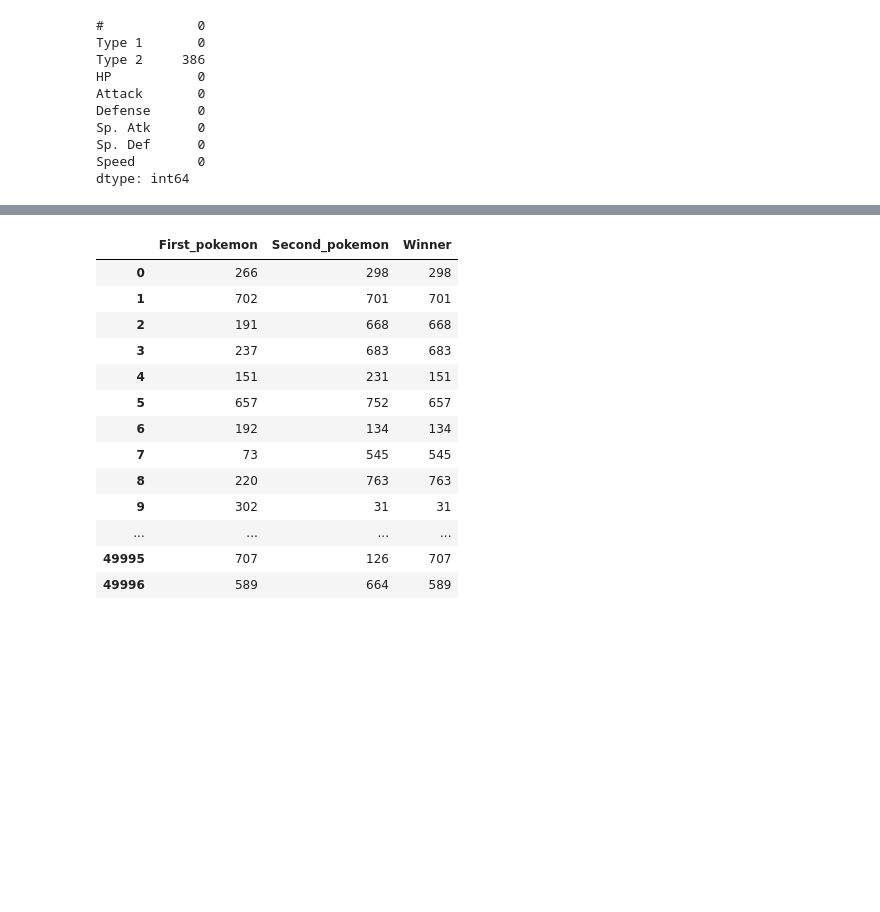
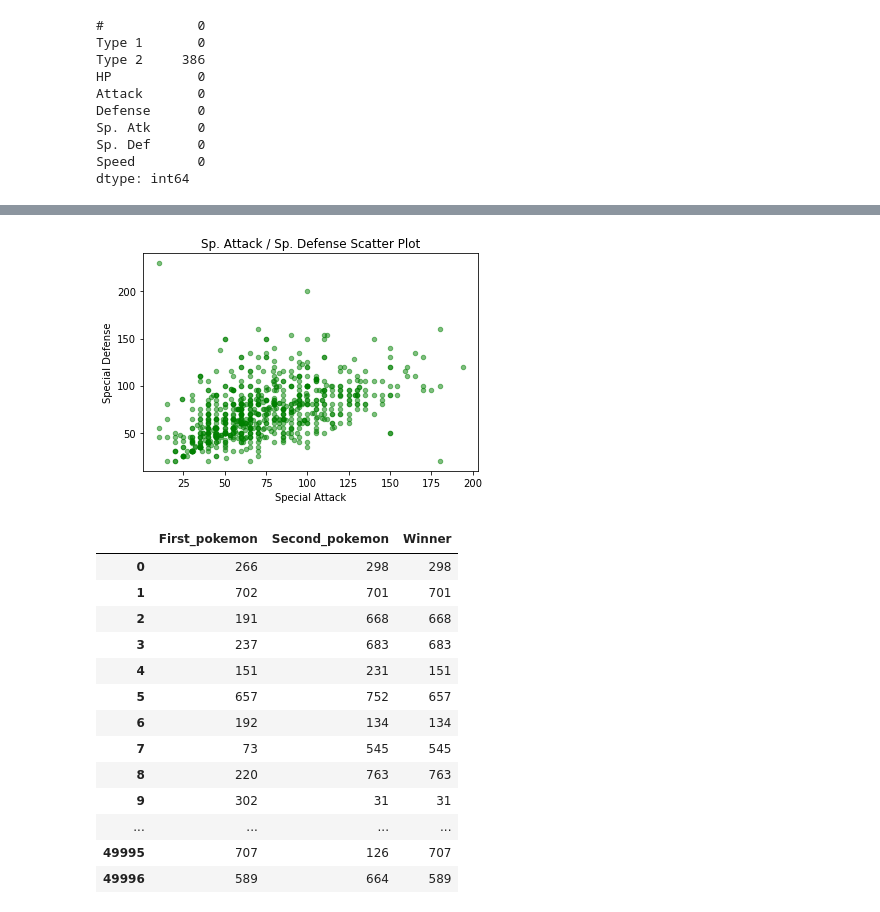
Before and after one commit to dannypadilla/pokemon-battle-predictor, a Jupyter notebook: pokemon-battle-prediction.ipynb, the cells around one changed output, grey strips where cells are left out. Saved outputs shown, nothing was run; the diff lists cells and outputs as text; code cells hidden in the pictures; blank space fills up the shorter version.

```diff
--- a/pokemon-battle-prediction.ipynb
+++ b/pokemon-battle-prediction.ipynb
@@ -133,3 +160,13 @@ dtype: int64
+# %%
+pokemon_update_df.plot(kind='scatter', x='Sp. Atk', y='Sp. Def', alpha=.5, color='green')
+plt.xlabel('Special Attack')
+plt.ylabel('Special Defense')
+
+plt.title('Sp. Attack / Sp. Defense Scatter Plot')
+
+plt.show()
+# %% [output]
+[figure, added]
 # %%
 combats_df
 # %% [output]
```
Also changed, not shown: parts of 17 cells of this notebook, 1 other file.
